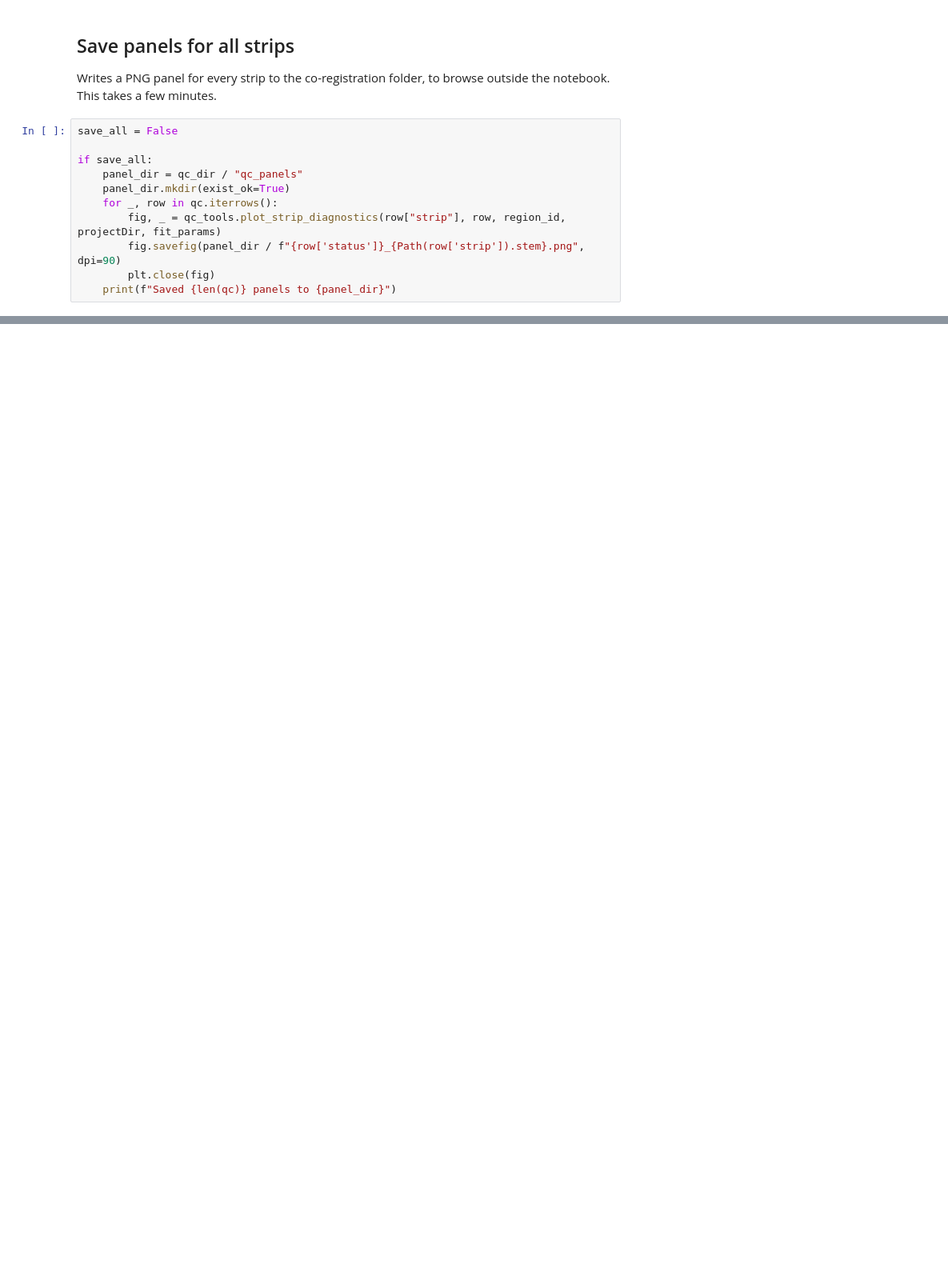
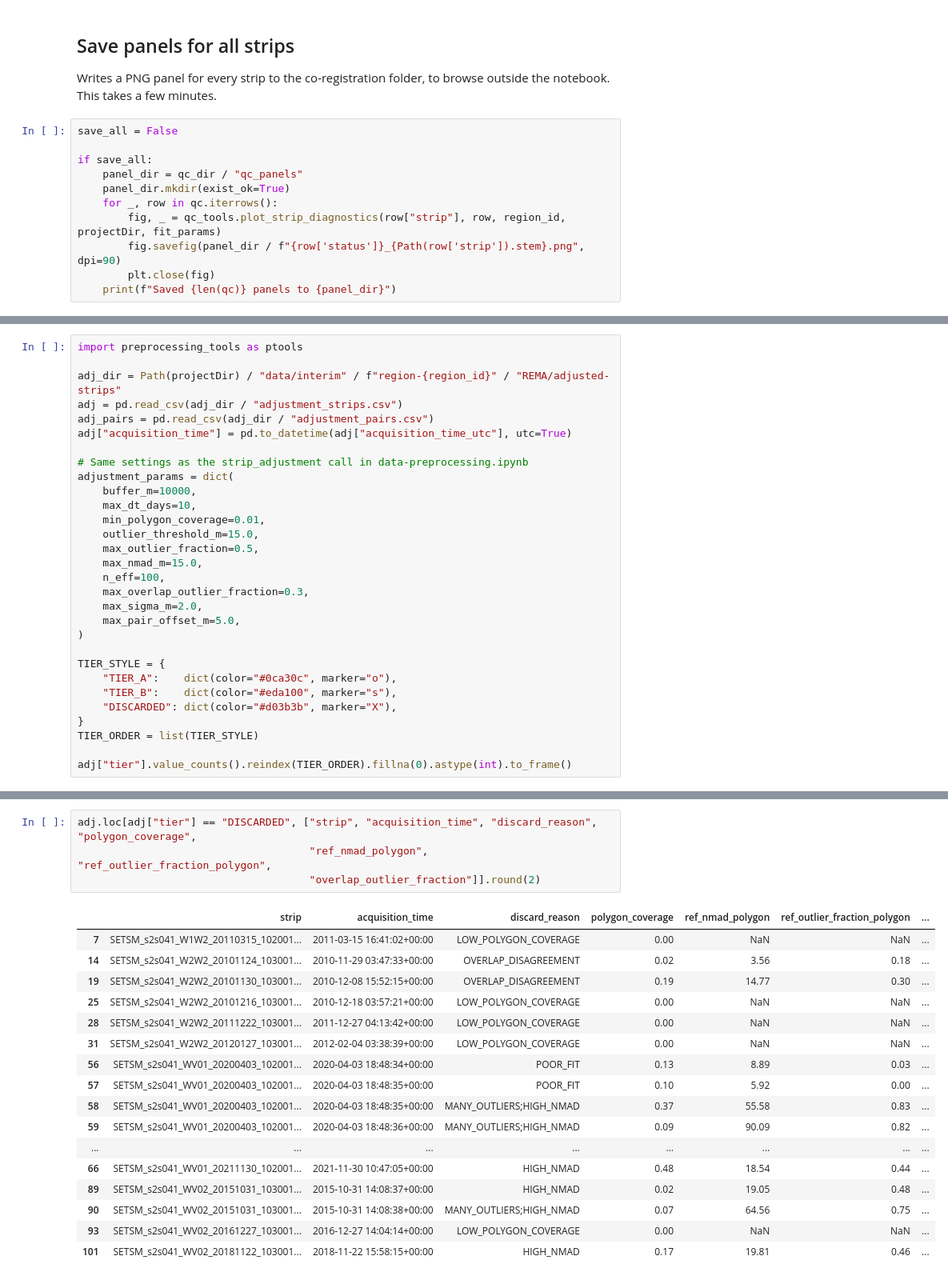
Before and after one commit to aszinck/REMA-strips-correction, a Jupyter notebook: coreg-qc.ipynb, the cells around one changed output, grey strips where cells are left out. Shown at 80% size. Cells and saved outputs as stored; diff of their text form; blank space fills up the shorter version.

```diff
--- a/coreg-qc.ipynb
+++ b/coreg-qc.ipynb
@@ -520,0 +521,30 @@ if save_all:
+# %%
+import preprocessing_tools as ptools
+
+adj_dir = Path(projectDir) / "data/interim" / f"region-{region_id}" / "REMA/adjusted-strips"
+adj = pd.read_csv(adj_dir / "adjustment_strips.csv")
+adj_pairs = pd.read_csv(adj_dir / "adjustment_pairs.csv")
+adj["acquisition_time"] = pd.to_datetime(adj["acquisition_time_utc"], utc=True)
+
+# Same settings as the strip_adjustment call in data-preprocessing.ipynb
+adjustment_params = dict(
+    buffer_m=10000,
+    max_dt_days=10,
+    min_polygon_coverage=0.01,
+    outlier_threshold_m=15.0,
+    max_outlier_fraction=0.5,
+    max_nmad_m=15.0,
+    n_eff=100,
+    max_overlap_outlier_fraction=0.3,
+    max_sigma_m=2.0,
+    max_pair_offset_m=5.0,
+)
+
+TIER_STYLE = {
+    "TIER_A":    dict(color="#0ca30c", marker="o"),
+    "TIER_B":    dict(color="#eda100", marker="s"),
+    "DISCARDED": dict(color="#d03b3b", marker="X"),
+}
+TIER_ORDER = list(TIER_STYLE)
+
+adj["tier"].value_counts().reindex(TIER_ORDER).fillna(0).astype(int).to_frame()
@@ -520,0 +568,22 @@ if save_all:
+# %%
+adj.loc[adj["tier"] == "DISCARDED", ["strip", "acquisition_time", "discard_reason", "polygon_coverage",
+                                     "ref_nmad_polygon", "ref_outlier_fraction_polygon",
+                                     "overlap_outlier_fraction"]].round(2)
+# %% [output]
+|  | strip | acquisition_time | discard_reason | polygon_coverage | ref_nmad_polygon | ref_outlier_fraction_polygon | ... |
+| 7 | SETSM_s2s041_W1W2_20110315_102001... | 2011-03-15 16:41:02+00:00 | LOW_POLYGON_COVERAGE | 0.00 | NaN | NaN | ... |
+| 14 | SETSM_s2s041_W2W2_20101124_103001... | 2010-11-29 03:47:33+00:00 | OVERLAP_DISAGREEMENT | 0.02 | 3.56 | 0.18 | ... |
+| 19 | SETSM_s2s041_W2W2_20101130_103001... | 2010-12-08 15:52:15+00:00 | OVERLAP_DISAGREEMENT | 0.19 | 14.77 | 0.30 | ... |
+| 25 | SETSM_s2s041_W2W2_20101216_103001... | 2010-12-18 03:57:21+00:00 | LOW_POLYGON_COVERAGE | 0.00 | NaN | NaN | ... |
+| 28 | SETSM_s2s041_W2W2_20111222_103001... | 2011-12-27 04:13:42+00:00 | LOW_POLYGON_COVERAGE | 0.00 | NaN | NaN | ... |
+| 31 | SETSM_s2s041_W2W2_20120127_103001... | 2012-02-04 03:38:39+00:00 | LOW_POLYGON_COVERAGE | 0.00 | NaN | NaN | ... |
+| 56 | SETSM_s2s041_WV01_20200403_102001... | 2020-04-03 18:48:34+00:00 | POOR_FIT | 0.13 | 8.89 | 0.03 | ... |
+| 57 | SETSM_s2s041_WV01_20200403_102001... | 2020-04-03 18:48:35+00:00 | POOR_FIT | 0.10 | 5.92 | 0.00 | ... |
+| 58 | SETSM_s2s041_WV01_20200403_102001... | 2020-04-03 18:48:35+00:00 | MANY_OUTLIERS;HIGH_NMAD | 0.37 | 55.58 | 0.83 | ... |
+| 59 | SETSM_s2s041_WV01_20200403_102001... | 2020-04-03 18:48:36+00:00 | MANY_OUTLIERS;HIGH_NMAD | 0.09 | 90.09 | 0.82 | ... |
+| ... | ... | ... | ... | ... | ... | ... | ... |
+| 66 | SETSM_s2s041_WV01_20211130_102001... | 2021-11-30 10:47:05+00:00 | HIGH_NMAD | 0.48 | 18.54 | 0.44 | ... |
+| 89 | SETSM_s2s041_WV02_20151031_103001... | 2015-10-31 14:08:37+00:00 | HIGH_NMAD | 0.02 | 19.05 | 0.48 | ... |
+| 90 | SETSM_s2s041_WV02_20151031_103001... | 2015-10-31 14:08:38+00:00 | MANY_OUTLIERS;HIGH_NMAD | 0.07 | 64.56 | 0.75 | ... |
+| 93 | SETSM_s2s041_WV02_20161227_103001... | 2016-12-27 14:04:14+00:00 | LOW_POLYGON_COVERAGE | 0.00 | NaN | NaN | ... |
+| 101 | SETSM_s2s041_WV02_20181122_103001... | 2018-11-22 15:58:15+00:00 | HIGH_NMAD | 0.17 | 19.81 | 0.46 | ... |
```
Also changed, not shown: parts of 22 cells of this notebook, 3 other files.
